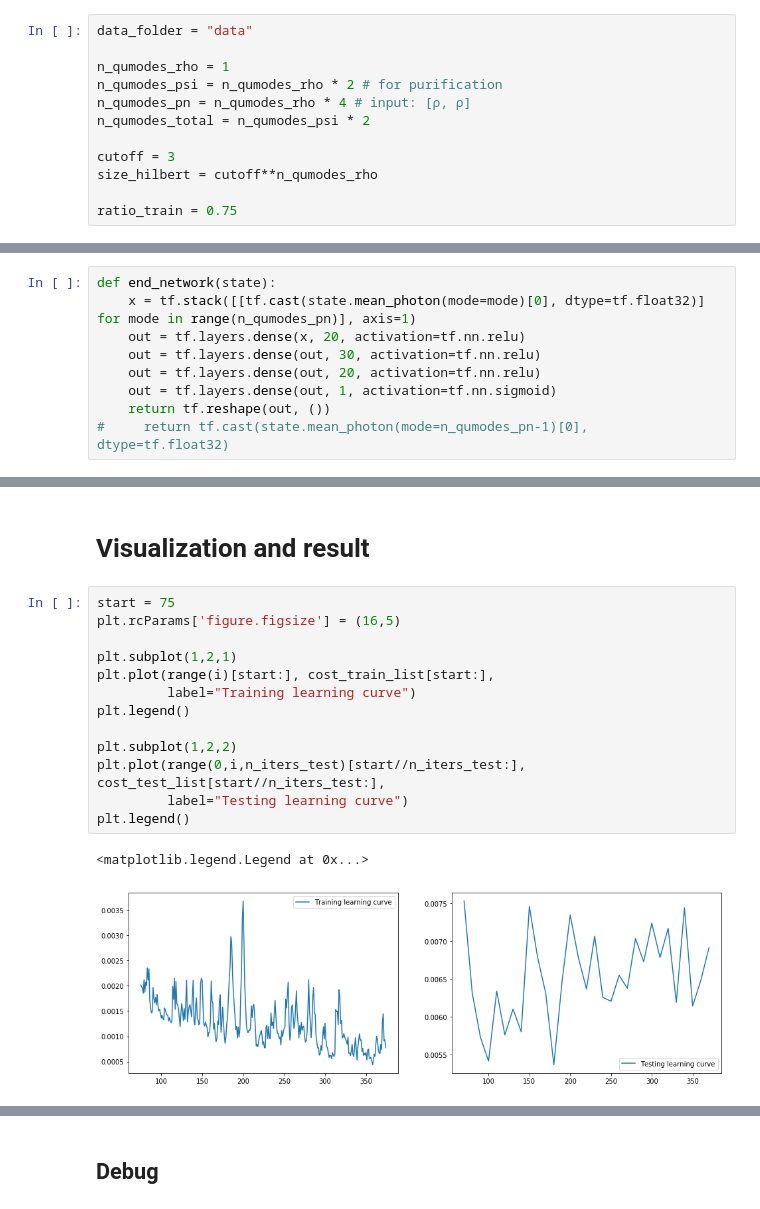
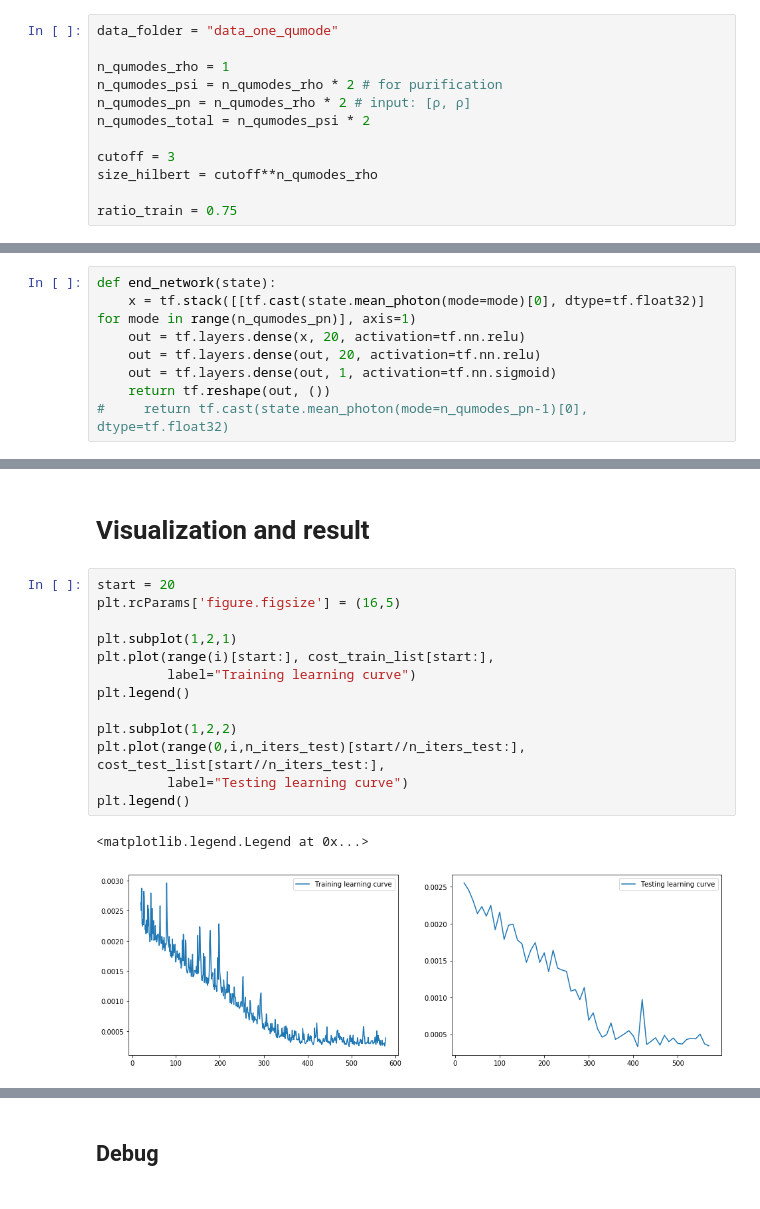
Before and after one commit to artix41/master-thesis, a Jupyter notebook: purity-network-sf.ipynb, the cells around one changed output, grey strips where cells are left out. Cells and saved outputs as stored; diff of their text form.

```diff
--- a/purity-network-sf.ipynb
+++ b/purity-network-sf.ipynb
@@ -25,11 +25,11 @@ tf.set_random_seed(42)
 # %% [markdown]
 ### Dataset
 # %%
-data_folder = "data"
+data_folder = "data_one_qumode"
 
 n_qumodes_rho = 1
 n_qumodes_psi = n_qumodes_rho * 2 # for purification
-n_qumodes_pn = n_qumodes_rho * 4 # input: [ρ, ρ]
+n_qumodes_pn = n_qumodes_rho * 2 # input: [ρ, ρ]
 n_qumodes_total = n_qumodes_psi * 2
 
 cutoff = 3
@@ -213,7 +216,6 @@ def purification_network(q, n_layers, params):
 def end_network(state):
     x = tf.stack([[tf.cast(state.mean_photon(mode=mode)[0], dtype=tf.float32)] for mode in range(n_qumodes_pn)], axis=1)
     out = tf.layers.dense(x, 20, activation=tf.nn.relu)
-    out = tf.layers.dense(out, 30, activation=tf.nn.relu)
     out = tf.layers.dense(out, 20, activation=tf.nn.relu)
     out = tf.layers.dense(out, 1, activation=tf.nn.sigmoid)
     return tf.reshape(out, ())
@@ -309,21 +311,21 @@ KeyboardInterrupt:
 # %% [markdown]
 # Visualization and result
 # %%
-start = 75
+start = 20
 plt.rcParams['figure.figsize'] = (16,5)
 
 plt.subplot(1,2,1)
 plt.plot(range(i)[start:], cost_train_list[start:],
          label="Training learning curve")
 plt.legend()
 
 plt.subplot(1,2,2)
 plt.plot(range(0,i,n_iters_test)[start//n_iters_test:], cost_test_list[start//n_iters_test:],
          label="Testing learning curve")
 plt.legend()
 # %% [output]
 <matplotlib.legend.Legend at 0x...>
-[figure, old version]
+[figure, new version]
 # %%
 plt.subplot(1,2,1)
 plt.title("Result: {:0.6f}".format(cost_train_list[-1]))
```
Also changed, not shown: parts of 6 cells of this notebook, 9 other files.
